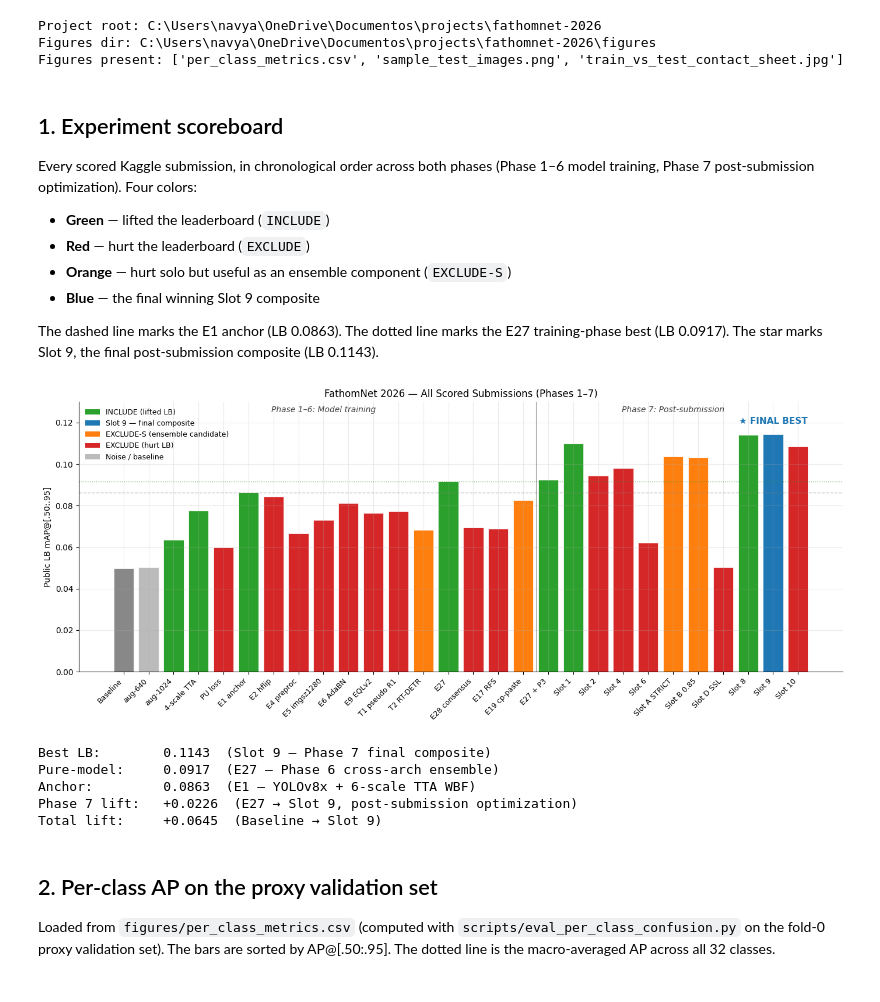
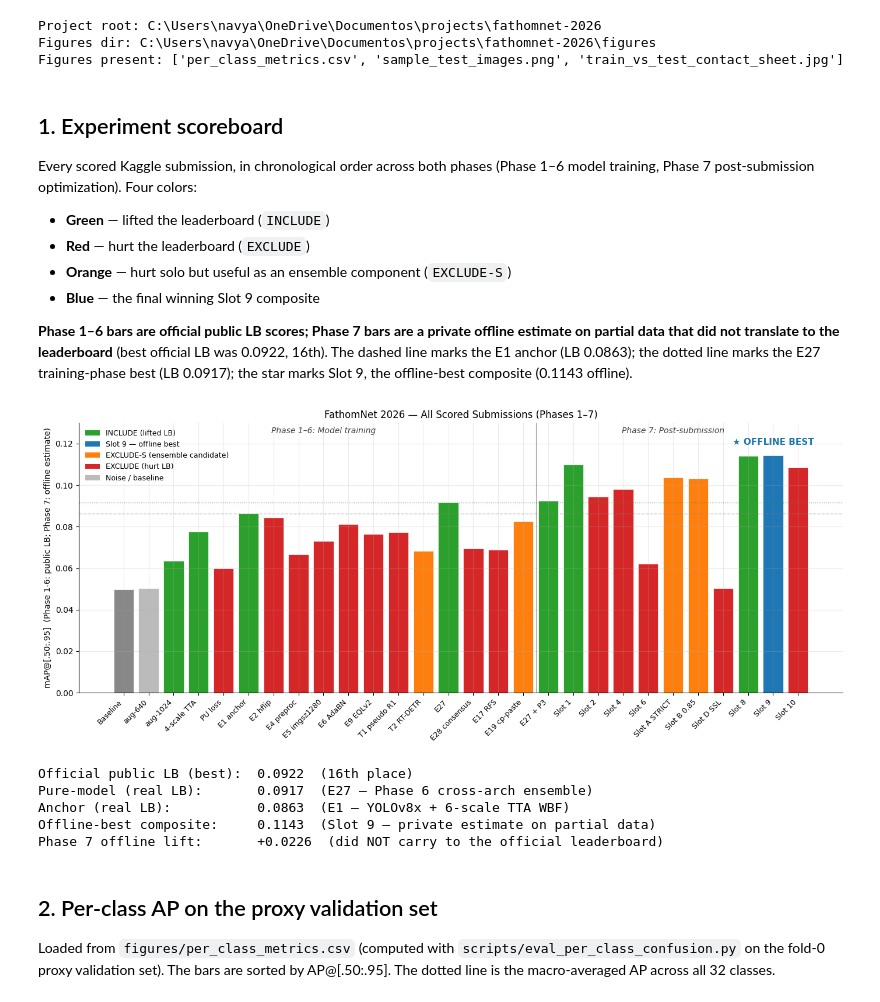
Before and after one commit to navya2392/FathomNet2026_ObjectDetection, a Jupyter notebook: notebooks/final_pipeline.ipynb, the cells around one changed output. Drawn from its saved outputs; the diff is of its cells as text; code cells hidden in the pictures.

```diff
--- a/notebooks/final_pipeline.ipynb
+++ b/notebooks/final_pipeline.ipynb
@@ -49,7 +49,7 @@ Every scored Kaggle submission, in chronological order across both phases (Phase
 - **Orange** — hurt solo but useful as an ensemble component (`EXCLUDE-S`)
 - **Blue** — the final winning Slot 9 composite
 
-The dashed line marks the E1 anchor (LB 0.0863). The dotted line marks the E27 training-phase best (LB 0.0917). The star marks Slot 9, the final post-submission composite (LB 0.1143).
+**Phase 1–6 bars are official public LB scores; Phase 7 bars are a private offline estimate on partial data that did not translate to the leaderboard** (best official LB was 0.0922, 16th). The dashed line marks the E1 anchor (LB 0.0863); the dotted line marks the E27 training-phase best (LB 0.0917); the star marks Slot 9, the offline-best composite (0.1143 offline).
 # %%
 experiments = [
     # ===== Phase 1-6: Model training =====
@@ -109,47 +109,47 @@ ax.axhline(0.0917, color='#2ca02c', linestyle=':',  linewidth=1, alpha=0.7, labe
 ax.axvline(phase_boundary - 0.5, color='black', linestyle='-', linewidth=0.8, alpha=0.4)
 ax.text(phase_boundary / 2 - 0.5, 0.125, 'Phase 1–6: Model training',
         ha='center', fontsize=10, color='#444', style='italic')
 ax.text(phase_boundary + (len(experiments) - phase_boundary) / 2 - 0.5, 0.125,
         'Phase 7: Post-submission',
         ha='center', fontsize=10, color='#444', style='italic')
 
 ax.set_xticks(range(len(experiments)))
 ax.set_xticklabels(names, rotation=45, ha='right', fontsize=9)
-ax.set_ylabel('Public LB mAP@[.50:.95]')
+ax.set_ylabel('mAP@[.50:.95]  (Phase 1-6: public LB; Phase 7: offline estimate)')
 ax.set_title('FathomNet 2026 — All Scored Submissions (Phases 1–7)')
 ax.set_ylim(0, 0.13)
 
 # Star the final winner
 best_idx = next(i for i, e in enumerate(experiments) if e[2] == 'best')
-ax.annotate('★ FINAL BEST', xy=(best_idx, scores[best_idx]),
+ax.annotate('★ OFFLINE BEST', xy=(best_idx, scores[best_idx]),
             xytext=(best_idx, scores[best_idx] + 0.005),
             ha='center', fontsize=11, fontweight='bold', color='#1f77b4')
 
 # Legend
 from matplotlib.patches import Patch
 legend_elements = [
     Patch(facecolor=color_map['include'],   label='INCLUDE (lifted LB)'),
-    Patch(facecolor=color_map['best'],      label='Slot 9 — final composite'),
+    Patch(facecolor=color_map['best'],      label='Slot 9 — offline best'),
     Patch(facecolor=color_map['exclude-s'], label='EXCLUDE-S (ensemble candidate)'),
     Patch(facecolor=color_map['exclude'],   label='EXCLUDE (hurt LB)'),
     Patch(facecolor=color_map['noise'],     label='Noise / baseline'),
 ]
 ax.legend(handles=legend_elements, loc='upper left', frameon=False, fontsize=9)
 plt.tight_layout()
 plt.show()
 
-print(f'Best LB:        {max(scores):.4f}  ({experiments[best_idx][0]} — Phase 7 final composite)')
-print(f'Pure-model:     0.0917  (E27 — Phase 6 cross-arch ensemble)')
-print(f'Anchor:         0.0863  (E1 — YOLOv8x + 6-scale TTA WBF)')
-print(f'Phase 7 lift:   +{max(scores) - 0.0917:.4f}  (E27 → Slot 9, post-submission optimization)')
-print(f'Total lift:     +{max(scores) - 0.0498:.4f}  (Baseline → Slot 9)')
+print(f'Official public LB (best):  0.0922  (16th place)')
+print(f'Pure-model (real LB):       0.0917  (E27 — Phase 6 cross-arch ensemble)')
+print(f'Anchor (real LB):           0.0863  (E1 — YOLOv8x + 6-scale TTA WBF)')
+print(f'Offline-best composite:     {max(scores):.4f}  (Slot 9 — private estimate on partial data)')
+print(f'Phase 7 offline lift:       +{max(scores) - 0.0917:.4f}  (did NOT carry to the official leaderboard)')
 # %% [output]
-[figure, old version]
+[figure, new version]
-Best LB:        0.1143  (Slot 9 — Phase 7 final composite)
-Pure-model:     0.0917  (E27 — Phase 6 cross-arch ensemble)
-Anchor:         0.0863  (E1 — YOLOv8x + 6-scale TTA WBF)
-Phase 7 lift:   +0.0226  (E27 → Slot 9, post-submission optimization)
-Total lift:     +0.0645  (Baseline → Slot 9)
+Official public LB (best):  0.0922  (16th place)
+Pure-model (real LB):       0.0917  (E27 — Phase 6 cross-arch ensemble)
+Anchor (real LB):           0.0863  (E1 — YOLOv8x + 6-scale TTA WBF)
+Offline-best composite:     0.1143  (Slot 9 — private estimate on partial data)
+Phase 7 offline lift:       +0.0226  (did NOT carry to the official leaderboard)
 # %% [markdown]
 ## 2. Per-class AP on the proxy validation set
 
```
Also changed, not shown: parts of 4 cells of this notebook.
